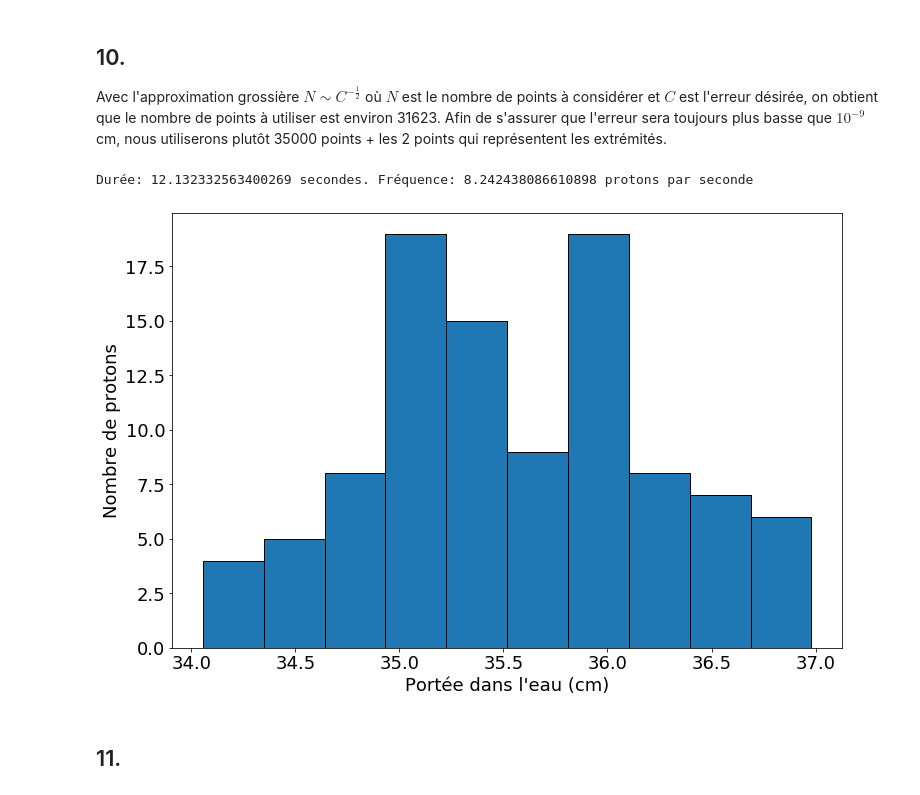
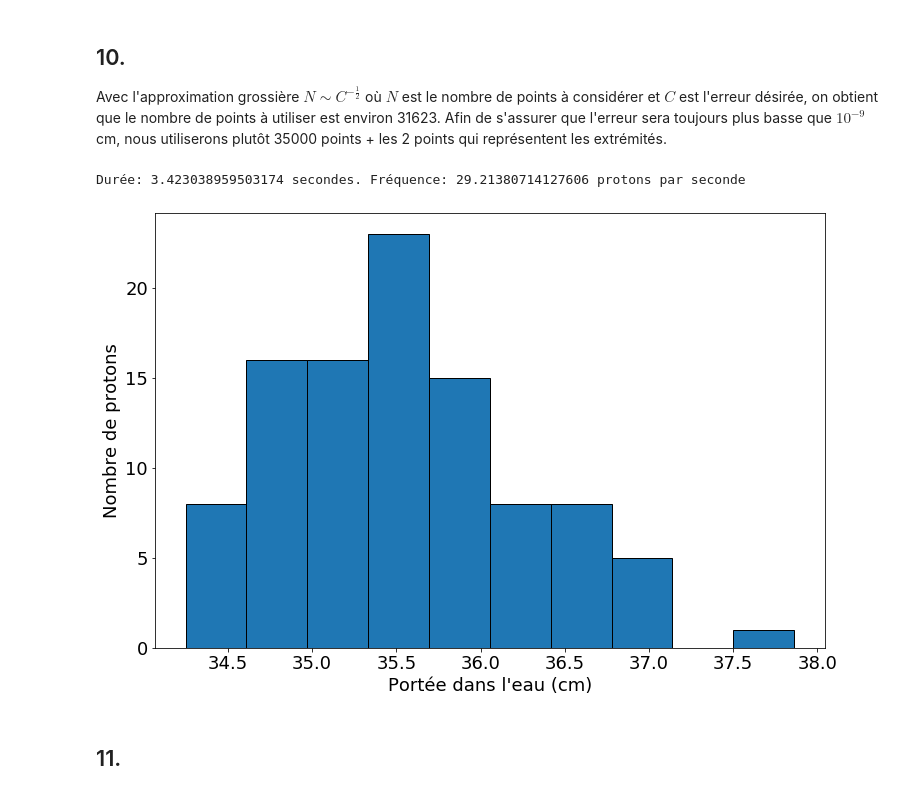
Before and after one commit to gahem1/Physique_Numerique, a Jupyter notebook: TP1_Gabriel_Hemond_Meriem_Khalfoun.ipynb, the cells around one changed output. Saved outputs shown, nothing was run; the diff lists cells and outputs as text; code cells hidden in the pictures.

```diff
--- a/TP1_Gabriel_Hemond_Meriem_Khalfoun.ipynb
+++ b/TP1_Gabriel_Hemond_Meriem_Khalfoun.ipynb
@@ -47,8 +47,8 @@ masses_os = {
 rho_os = 1.85  # Densités massiques [g/cm^3]
 rho_eau = 1
 
-densite_elec_eau =  densite_elec_massique(masses_eau, masses_atomiques, rho_eau, avogadro)
-densite_elec_os = densite_elec_massique(masses_os, masses_atomiques, rho_os, avogadro)
+dens_e_eau =  densite_elec_massique(masses_eau, masses_atomiques, rho_eau, avogadro)
+dens_e_os = densite_elec_massique(masses_os, masses_atomiques, rho_os, avogadro)
 
 print("Densité électronique de l'eau: {0} électrons par cm^3\n".format(densite_elec_eau))
 print("Densité électronique de l'os cortical: {0} électrons par cm^3".format(densite_elec_os))
@@ -62,9 +62,9 @@ import numpy as np
 
 # La première fois que ce code roule, le graphique n'apparaît pas, mais ça fonctionne les fois d'après
 
-def pouvoir(energie, dens, re, me, mp):
+def pouvoir(energie, dens):
     '''Approximation du pouvoir d'arrêt en fonction de l'énergie cinétique'''
-    Scol = lambda T : (2 * np.pi * re ** 2 * me * dens) * (np.log(2 * me * (1 - 1 / (T / mp + 1) ** 2) * (T / mp + 1) ** 2 * \
+    Scol = lambda T : (2 * np.pi * re ** 2 * me * dens) * (np.log(2 * me * (1 - 1 / (T / mp + 1) ** 2) * (T / mp + 1) ** 2 *\
                         ((2 * me * ((T / mp + 1) ** 2 - 1)) / (1 + 2 * (T / mp + 1) * me / mp + (me / mp) ** 2)) /\
                             energie ** 2) / (1 - 1 / (T / mp + 1) ** 2) - 2)
     return Scol
@@ -76,8 +76,8 @@ mp = 938  # Masse classique du proton multipliée par c^2 (MeV)
 energie_eau = 75 * 10 ** -6  # Énergies d'excitation moyenne (MeV)
 energie_os = 106.4 * 10 ** -6
 
-Scol_eau = np.vectorize(pouvoir(energie_eau, densite_elec_eau, re, me, mp))
-Scol_os = np.vectorize(pouvoir(energie_os, densite_elec_os, re, me, mp))
+Scol_eau = np.vectorize(pouvoir(energie_eau, densite_elec_eau))
+Scol_os = np.vectorize(pouvoir(energie_os, densite_elec_os))
 
 axis = np.linspace(0.05, 1, 2000)
 axis = np.append(axis, np.linspace(1.01, 30, 2000))
@@ -155,7 +155,7 @@ def trapezoid_algo(Scol, Tproton, cible, start):
 
 cible = 10 ** -9  # Erreur cible [cm]
 Tproton = 100  # Énergie cinétique du proton incident [MeV]
-start = 0.07  # Point de départ de l'intégrale / énergie «d'arrêt» du proton [MeV]
+start = 1  # Point de départ de l'intégrale / énergie «d'arrêt» du proton [MeV]
 
 
 RCSDA_eau = trapezoid_algo(Scol_eau, Tproton, cible, start)
@@ -276,27 +276,27 @@ Avec l'approximation grossière $N\sim C^{-\frac{1}{2}}$ où $N$ est le nombre d
 # %%
 def trapezoid_pasdaptatif(Scol, énergies, start, N):
     temps = time.time()
     step = (énergies - start) / N
     values = np.linspace(step + start, énergies - step, N)
     estimates = step * np.sum(1 / Scol(values), axis = 0) + (1 / Scol(start) + 1 / Scol(énergies)) / 2
     temps = time.time() - temps
     print("Durée: {0} secondes. Fréquence: {1} protons par seconde".format(temps, len(énergies) / temps))
     return estimates
 
 n_protons = 100
 énergies_tests = np.random.normal(240, 3, (n_protons, 1))
-number_of_points = 35000
+number_of_points = 10000
 portées_eau_trap = trapezoid_pasdaptatif(Scol_eau, énergies_tests, start, number_of_points)
 
 plt.figure(figsize=(12, 8))
 plt.hist(portées_eau_trap, bins=10, edgecolor='k')
 plt.xlabel("Portée dans l'eau (cm)", fontsize=18)
 plt.ylabel("Nombre de protons", fontsize=18)
 plt.xticks(fontsize=18)
 _ = plt.yticks(fontsize=18)
 # %% [output]
-Durée: 12.132332563400269 secondes. Fréquence: 8.242438086610898 protons par seconde
+Durée: 3.423038959503174 secondes. Fréquence: 29.21380714127606 protons par seconde
-[figure, old version]
+[figure, new version]
 # %% [markdown]
 ## 11.
 # %%
```
Also changed, not shown: parts of 4 cells of this notebook.
